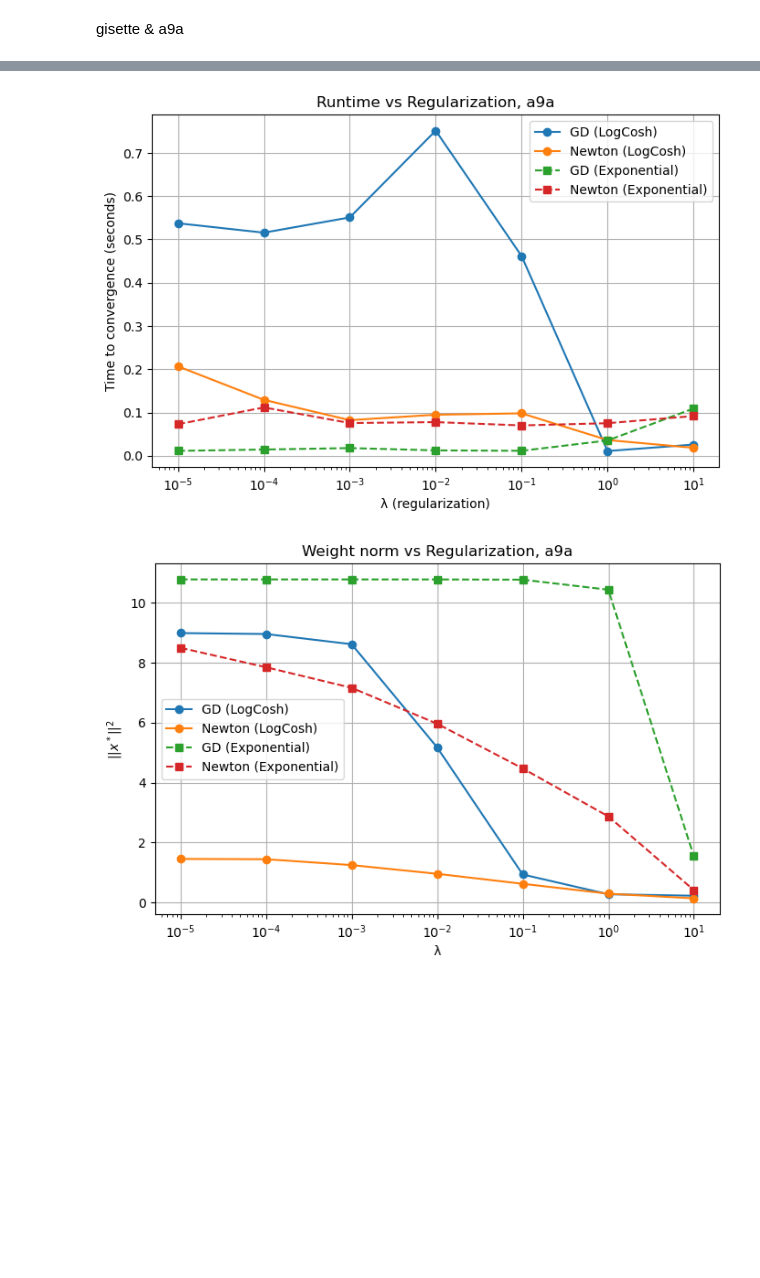
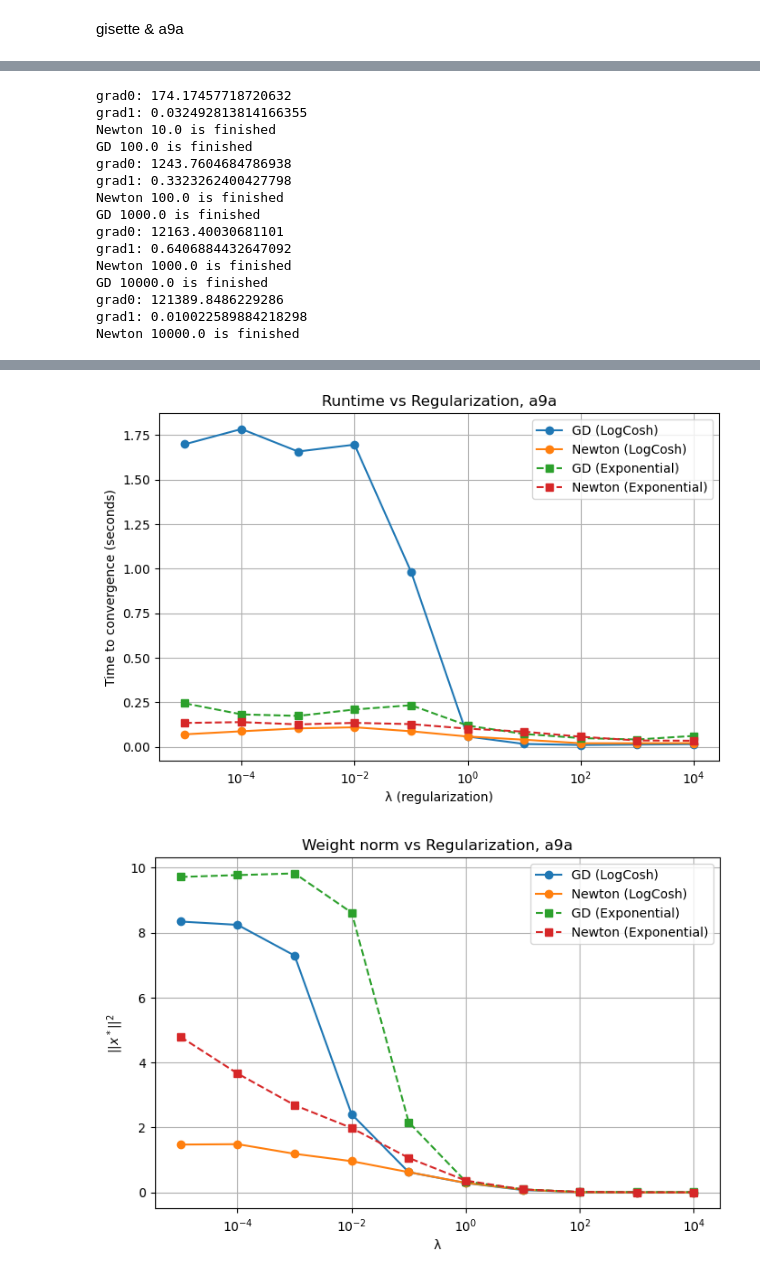
Before and after one commit to crustaceano/ExistanseOfNonExistentSubject, a Jupyter notebook: tasks/task_3_7.ipynb, the cells around one changed output, grey strips where cells are left out. Saved outputs shown, nothing was run; the diff lists cells and outputs as text; code cells hidden in the pictures; blank space fills up the shorter version.

```diff
--- a/tasks/task_3_7.ipynb
+++ b/tasks/task_3_7.ipynb
@@ -49,7 +49,7 @@ bodyfat: X=(252, 14), y=(252,)
 # %% [markdown]
 gisette & a9a
 # %%
-def test(X, y, lams, loss_class, x0):
+def test(X, y, lams, loss_class, x0, gd_max_iter=100, new_max_iter=10, gd_eps=1e-7, new_eps=1e-7):
 
     gd_iter_amount = {}
     gd_total_time = {}
@@ -82,9 +82,9 @@ def test(X, y, lams, loss_class, x0):
             oracle,
             x0,
             trace=True,
-            max_iter=100,
-            tolerance=1e-3,
-            line_search_options={'method': 'Armijo'}
+            max_iter=gd_max_iter,
+            tolerance=gd_eps,
+            line_search_options={'method': 'Wolfe'}
         )
 
         gd_iter_amount[lam] = len(history['func'])
@@ -97,8 +97,8 @@ def test(X, y, lams, loss_class, x0):
             oracle,
             x0,
             trace=True,
-            max_iter=10,
-            tolerance=1e-3,
+            max_iter=new_max_iter,
+            tolerance=new_eps,
             line_search_options={'method': 'Wolfe', 'c1':1e-4, 'c2':0.9, 'alpha_0':1.0}
         )
 
@@ -109,7 +109,7 @@ def test(X, y, lams, loss_class, x0):
         print("grad0:", np.linalg.norm(oracle.grad(x0)))
         print("grad1:", np.linalg.norm(oracle.grad(x_star)))
 
-        H = oracle(x0).hess()
+        # H = oracle(x0).hess()
         # eigs = np.linalg.eigvalsh(H)
         # print("min eig:", np.min(eigs), "max eig:", np.max(eigs))
         print(f'Newton {lam} is finished')
@@ -123,8 +123,8 @@ def test(X, y, lams, loss_class, x0):
         newton_star_norm
     )
 # %%
-def test_data_set(X, y, dataset_name):
-    lams = [1e-5,1e-4,1e-3,1e-2,0.1,1.0,10.0]
+def test_data_set(X, y, dataset_name, gd_max_iter=100, new_max_iter=10, gd_eps=1e-7, new_eps=1e-7):
+    lams = [1e-5,1e-4,1e-3,1e-2,0.1,1.0,10.0,100.0]
     x0 = np.random.normal(0, 1, size=X.shape[1])
 
     results_log = test(
@@ -132,7 +132,8 @@ def test_data_set(X, y, dataset_name):
         y,
         lams,
         LogCoshL2Oracle,
-        x0
+        x0,
+        gd_max_iter, new_max_iter, gd_eps, new_eps
     )
 
     results_exp = test(
@@ -140,7 +141,8 @@ def test_data_set(X, y, dataset_name):
         y,
         lams,
         ExponentialLossL2Oracle,
-        x0
+        x0,
+        gd_max_iter, new_max_iter, gd_eps, new_eps
     )
 
     gd_iter_log, gd_time_log, newton_iter_log, newton_time_log, gd_star_norm_log, newton_star_norm_log = results_log
@@ -203,5 +223,5 @@ test_data_set(X, y, 'gisette')
 # %%
 X, y = load_svmlight_file(os.path.join(DATA_FOLDER, DATASETS['a9a']))
-test_data_set(X, y, 'a9a')
+test_data_set(X, y, 'a9a', gd_max_iter=200, new_max_iter=20, gd_eps=5e-6, new_eps=5e-6)
 # %% [output]
 GD 1e-05 is finished
@@ -223,0 +244,15 @@ Newton 10.0 is finished
+grad0: 174.17457718720632
+grad1: 0.032492813814166355
+Newton 10.0 is finished
+GD 100.0 is finished
+grad0: 1243.7604684786938
+grad1: 0.3323262400427798
+Newton 100.0 is finished
+GD 1000.0 is finished
+grad0: 12163.40030681101
+grad1: 0.6406884432647092
+Newton 1000.0 is finished
+GD 10000.0 is finished
+grad0: 121389.8486229286
+grad1: 0.010022589884218298
+Newton 10000.0 is finished
@@ -225,2 +260,2 @@ Newton 10.0 is finished
-[figure, old version]
+[figure, new version]
-[figure, old version]
+[figure, new version]
```
Also changed, not shown: parts of 3 cells of this notebook, 5 other files.
